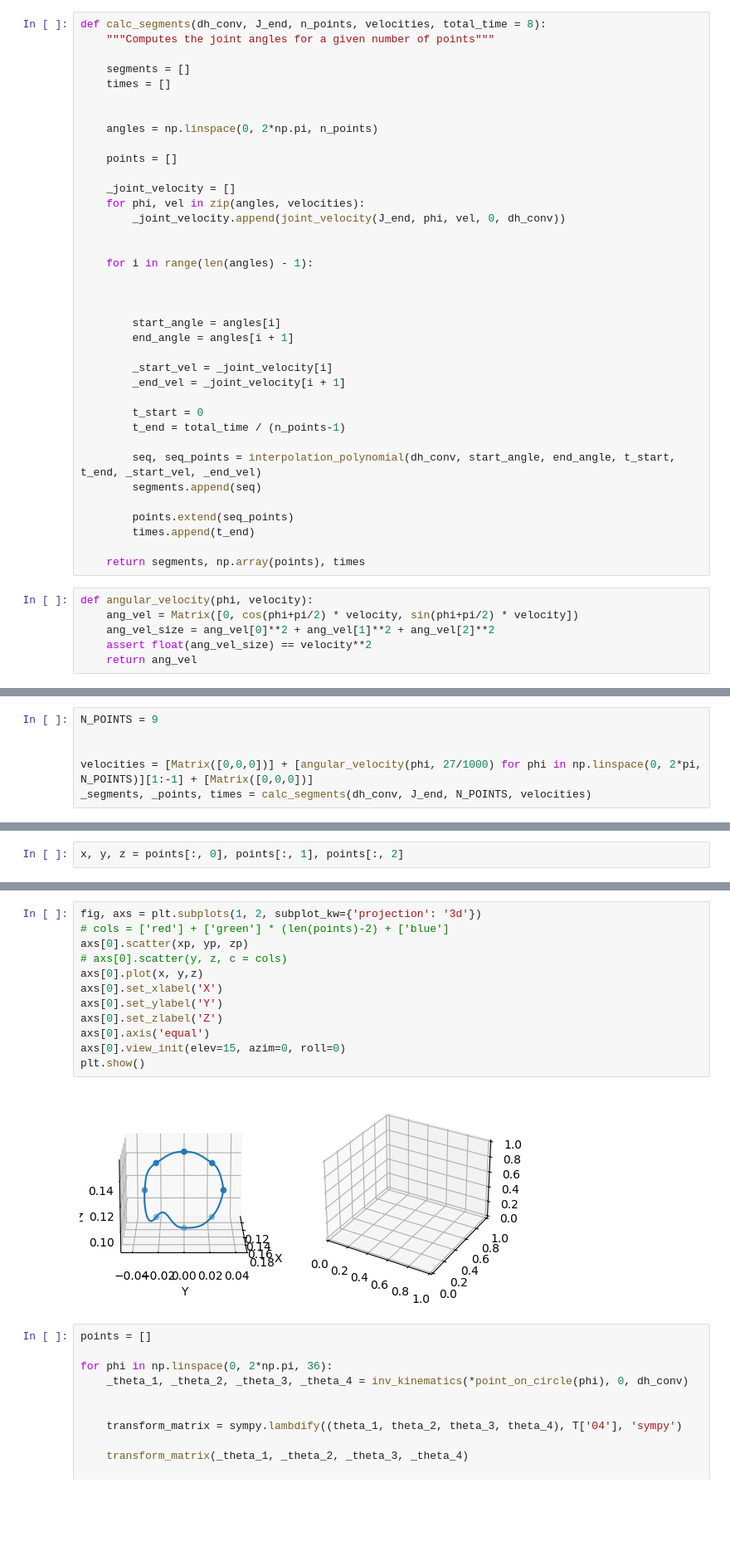
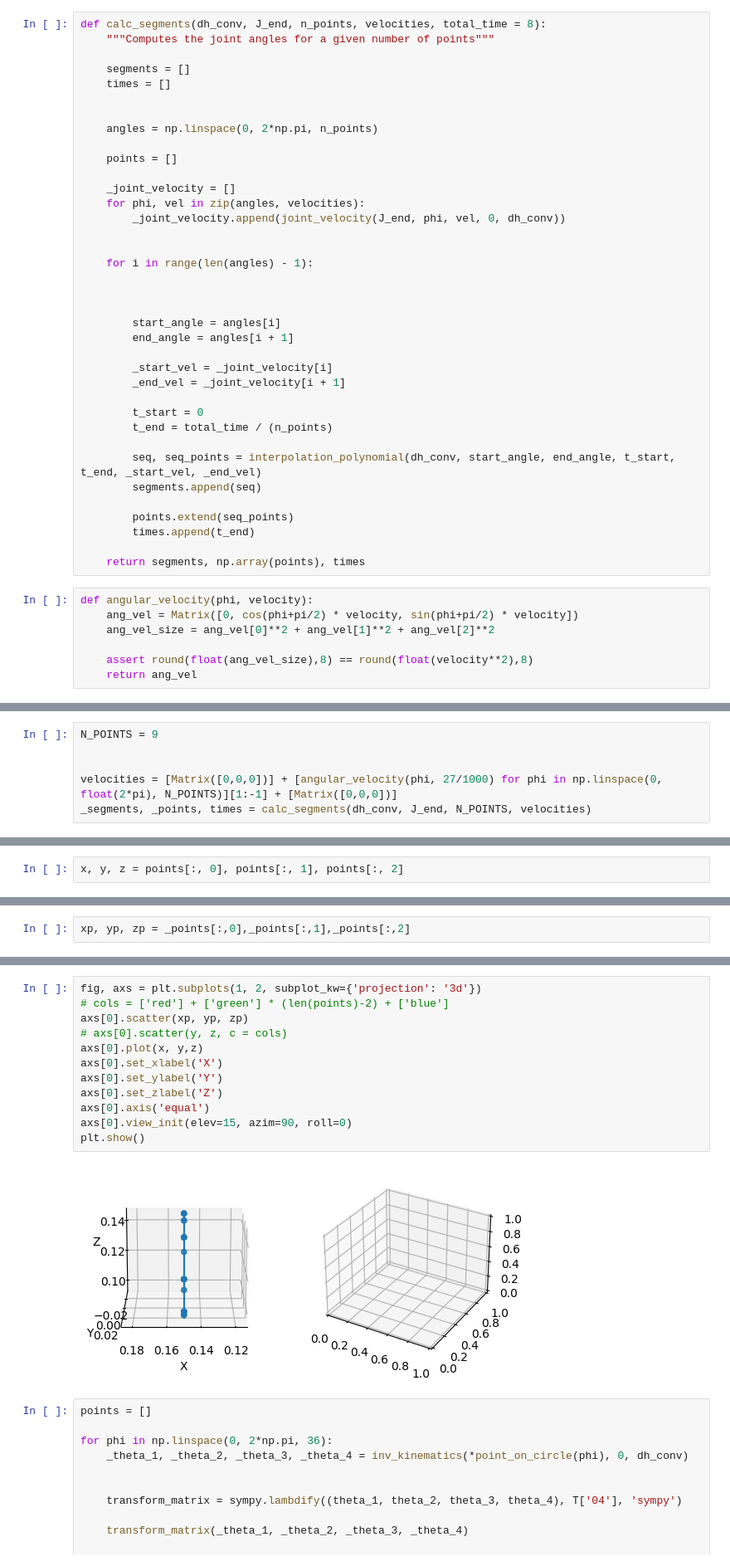
Before and after one commit to RaixSplitter/34753-Robotics-Project, a Jupyter notebook: notebooks/calculations.ipynb, the cells around one changed output, grey strips where cells are left out. Shown at 83% size. Saved outputs shown, nothing was run; the diff lists cells and outputs as text; blank space fills up the shorter version.

```diff
--- a/notebooks/calculations.ipynb
+++ b/notebooks/calculations.ipynb
@@ -361,7 +361,7 @@ def calc_segments(dh_conv, J_end, n_points, velocities, total_time = 8):
         _end_vel = _joint_velocity[i + 1]
 
         t_start = 0
-        t_end = total_time / (n_points-1)
+        t_end = total_time / (n_points)
 
         seq, seq_points = interpolation_polynomial(dh_conv, start_angle, end_angle, t_start, t_end, _start_vel, _end_vel)
         segments.append(seq)
@@ -374,5 +374,6 @@ def calc_segments(dh_conv, J_end, n_points, velocities, total_time = 8):
 def angular_velocity(phi, velocity):
     ang_vel = Matrix([0, cos(phi+pi/2) * velocity, sin(phi+pi/2) * velocity])
     ang_vel_size = ang_vel[0]**2 + ang_vel[1]**2 + ang_vel[2]**2
-    assert float(ang_vel_size) == velocity**2
+
+    assert round(float(ang_vel_size),8) == round(float(velocity**2),8)
     return ang_vel
@@ -400,7 +381,7 @@ print(velocities)
 N_POINTS = 9
 
 
-velocities = [Matrix([0,0,0])] + [angular_velocity(phi, 27/1000) for phi in np.linspace(0, 2*pi, N_POINTS)][1:-1] + [Matrix([0,0,0])]
+velocities = [Matrix([0,0,0])] + [angular_velocity(phi, 27/1000) for phi in np.linspace(0, float(2*pi), N_POINTS)][1:-1] + [Matrix([0,0,0])]
 _segments, _points, times = calc_segments(dh_conv, J_end, N_POINTS, velocities)
 # %%
 points = []
@@ -434,3 +412,5 @@ xp, yp, zp = points_circle[:, 0], points_circle[:, 1], points_circle[:, 2]
+# %%
+xp, yp, zp = _points[:,0],_points[:,1],_points[:,2]
 # %%
 fig, axs = plt.subplots(1, 2)
 axs[0].scatter(yp,zp)
@@ -444,17 +424,17 @@ plt.show()
 # %%
 fig, axs = plt.subplots(1, 2, subplot_kw={'projection': '3d'})
 # cols = ['red'] + ['green'] * (len(points)-2) + ['blue']
 axs[0].scatter(xp, yp, zp)
 # axs[0].scatter(y, z, c = cols)
 axs[0].plot(x, y,z)
 axs[0].set_xlabel('X')
 axs[0].set_ylabel('Y')
 axs[0].set_zlabel('Z')
 axs[0].axis('equal')
-axs[0].view_init(elev=15, azim=0, roll=0)
+axs[0].view_init(elev=15, azim=90, roll=0)
 plt.show()
 # %% [output]
-[figure, old version]
+[figure, new version]
 # %%
 points = []
 
```
Also changed, not shown: parts of 6 cells of this notebook.
